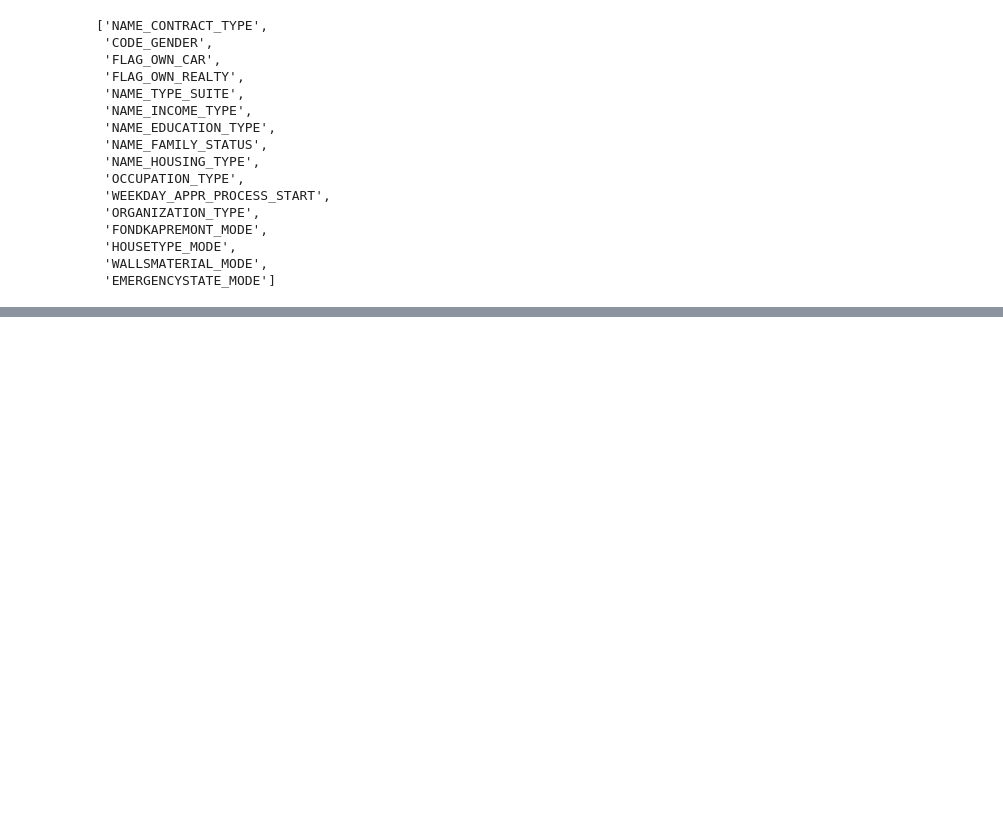
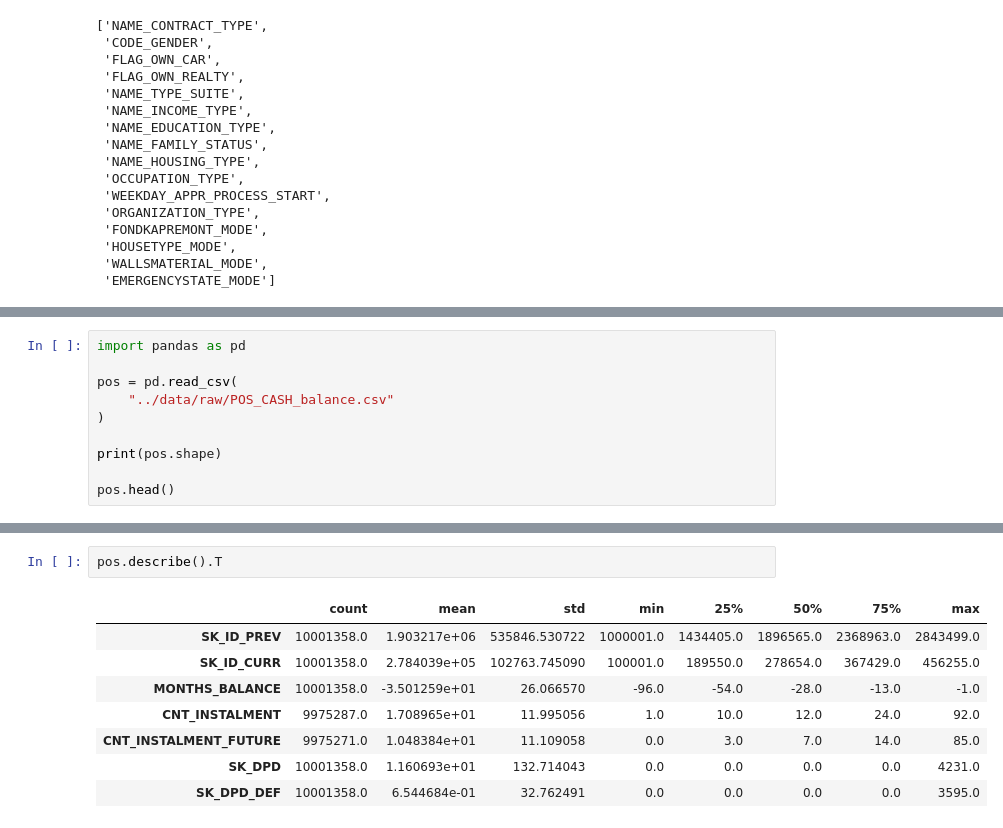
Before and after one commit to rabiadurgt/creditguard-ai, a Jupyter notebook: notebooks/02_eda.ipynb, the cells around one changed output, grey strips where cells are left out. Drawn from its saved outputs; the diff is of its cells as text; blank space fills up the shorter version.

```diff
--- a/notebooks/02_eda.ipynb
+++ b/notebooks/02_eda.ipynb
@@ -336,0 +461,10 @@ print(
+# %%
+import pandas as pd
+
+pos = pd.read_csv(
+    "../data/raw/POS_CASH_balance.csv"
+)
+
+print(pos.shape)
+
+pos.head()
@@ -336,0 +497,11 @@ print(
+# %%
+pos.describe().T
+# %% [output]
+|  | count | mean | std | min | 25% | 50% | 75% | max |
+| SK_ID_PREV | 10001358.0 | 1.903217e+06 | 535846.530722 | 1000001.0 | 1434405.0 | 1896565.0 | 2368963.0 | 2843499.0 |
+| SK_ID_CURR | 10001358.0 | 2.784039e+05 | 102763.745090 | 100001.0 | 189550.0 | 278654.0 | 367429.0 | 456255.0 |
+| MONTHS_BALANCE | 10001358.0 | -3.501259e+01 | 26.066570 | -96.0 | -54.0 | -28.0 | -13.0 | -1.0 |
+| CNT_INSTALMENT | 9975287.0 | 1.708965e+01 | 11.995056 | 1.0 | 10.0 | 12.0 | 24.0 | 92.0 |
+| CNT_INSTALMENT_FUTURE | 9975271.0 | 1.048384e+01 | 11.109058 | 0.0 | 3.0 | 7.0 | 14.0 | 85.0 |
+| SK_DPD | 10001358.0 | 1.160693e+01 | 132.714043 | 0.0 | 0.0 | 0.0 | 0.0 | 4231.0 |
+| SK_DPD_DEF | 10001358.0 | 6.544684e-01 | 32.762491 | 0.0 | 0.0 | 0.0 | 0.0 | 3595.0 |
```
Also changed, not shown: parts of 18 cells of this notebook, 13 other files.
